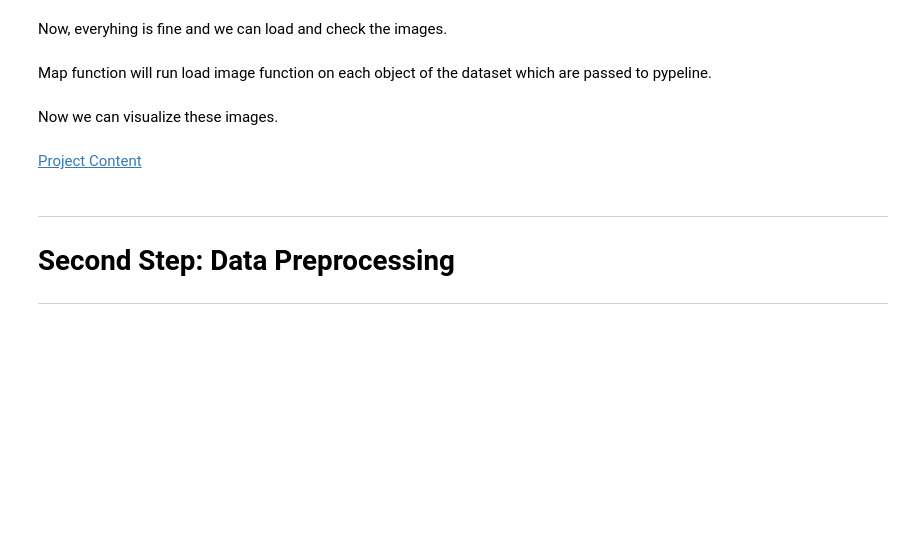
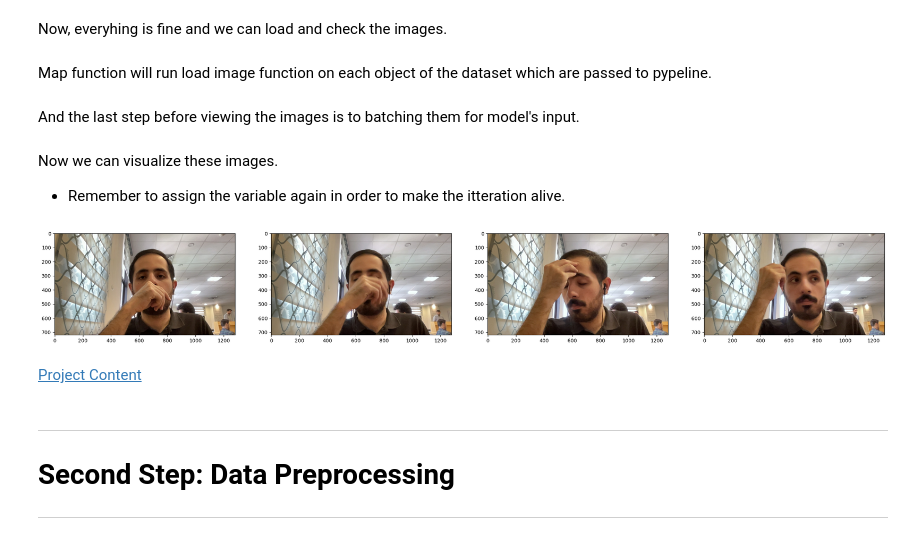
Before and after one commit to mamishere/Deep-Face-Detection, a Jupyter notebook: Deep-Object_Detection.ipynb, the cells around one changed output. Drawn from its saved outputs; the diff is of its cells as text; code cells hidden in the pictures; blank space fills up the shorter version.

```diff
--- a/Deep-Object_Detection.ipynb
+++ b/Deep-Object_Detection.ipynb
@@ -175,4 +161,22 @@ def load_image(image_path):
+# %%
+def load_image(image_path):
+    """
+    Reads an image file from the given file path and decodes it into a TensorFlow tensor.
+
+    Args:
+        image_path (str): The file path of the image to be loaded.
+
+    Returns:
+        decoded_image (tensor): A TensorFlow tensor representing the image.
+    """
+
+    byte_image = tf.io.read_file(image_path)
+    decoded_image = tf.io.decode_jpeg(byte_image)
+
+    return decoded_image
 # %% [markdown]
 Map function will run load image function on each object of the dataset which are passed to pypeline.
 # %%
 images = images.map(load_image)
+# %% [markdown]
+And the last step before viewing the images is to batching them for model's input.
@@ -179,5 +192,16 @@ images = images.map(load_image)
 # %% [markdown]
 Now we can visualize these images.
+
+* Remember to assign the variable again in order to make the itteration alive.
+# %%
+image_generator = images.batch(4).as_numpy_iterator()
+# %%
+fig, axes = plt.subplots(ncols=4, figsize=(30, 20))
+
+for index, image in enumerate(image_generator.next()):
+    axes[index].imshow(image)
+# %% [output]
+[figure, added]
 # %% [markdown]
 [Project Content](#0)
 # %% [markdown]
```
Also changed, not shown: parts of 9 cells of this notebook, 4 other files.
